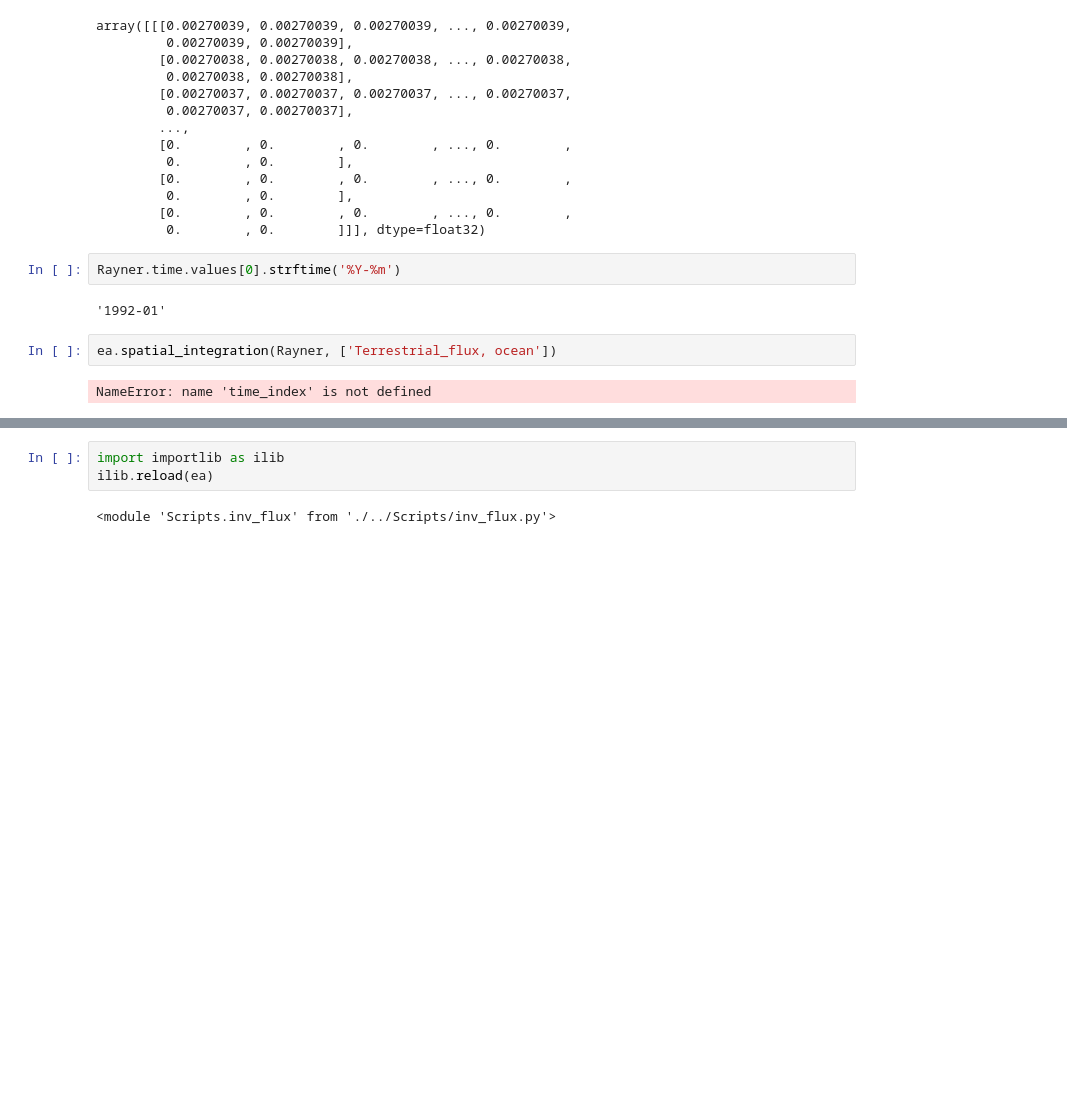
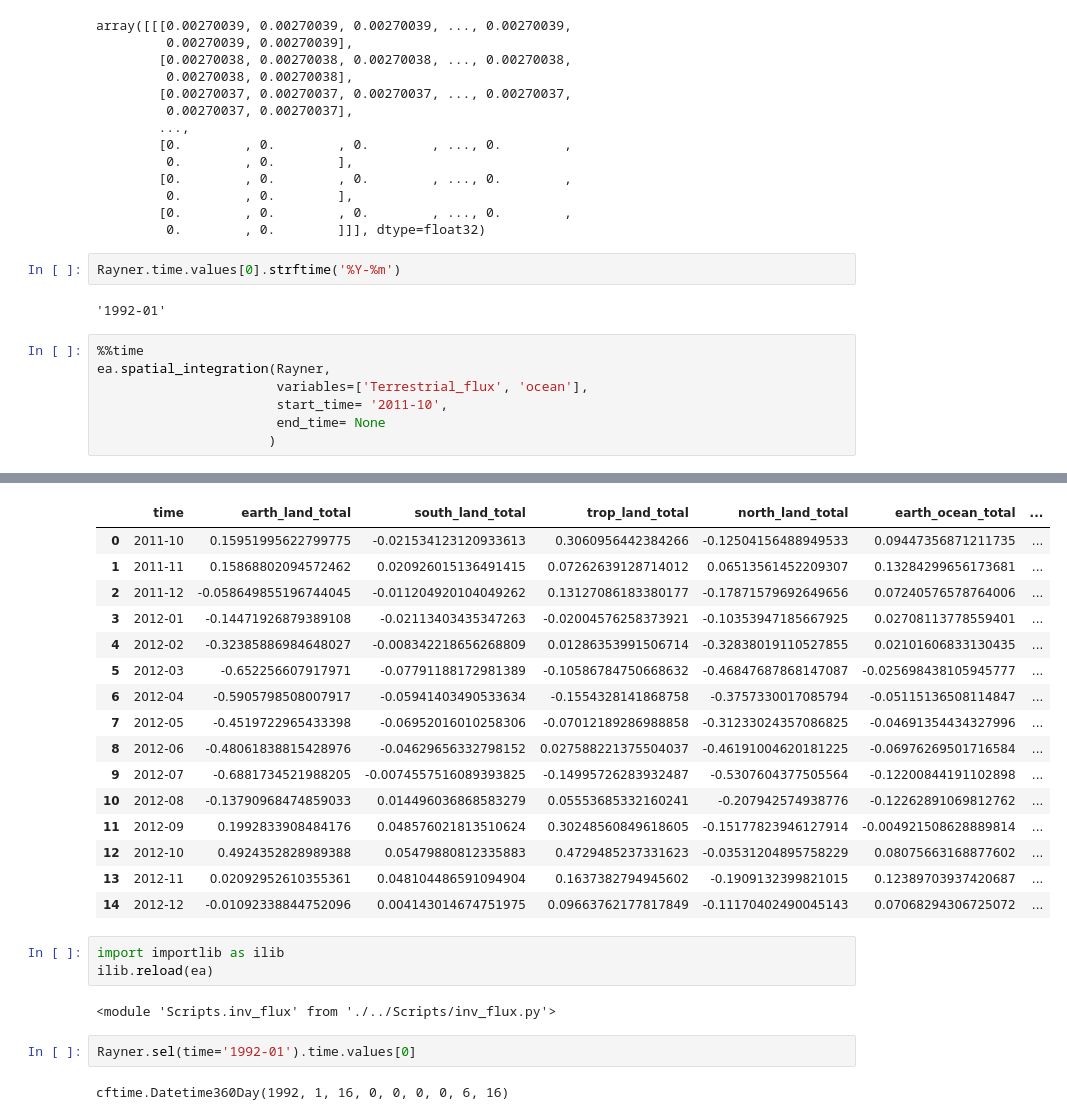
Before and after one commit to rursino/carbon-cycle-feedbacks, a Jupyter notebook: Peylin_flux/Notebooks/Intro.ipynb, the cells around one changed output, grey strips where cells are left out. Saved outputs shown, nothing was run; the diff lists cells and outputs as text; blank space fills up the shorter version.

Commit message:
Finished time arguments, can now input date strings as args

```diff
--- a/Peylin_flux/Notebooks/Intro.ipynb
+++ b/Peylin_flux/Notebooks/Intro.ipynb
@@ -1008,7 +1008,11 @@ array([[[0.00270039, 0.00270039, 0.00270039, ..., 0.00270039,
 Rayner.time.values[0].strftime('%Y-%m')
 # %% [output]
 '1992-01'
-# %%
-ea.spatial_integration(Rayner, ['Terrestrial_flux, ocean'])
-# %% [output]
-NameError: name 'time_index' is not defined
+# %%
+%%time
+ea.spatial_integration(Rayner,
+                       variables=['Terrestrial_flux', 'ocean'],
+                       start_time= '2011-10',
+                       end_time= None
+                      )
+# %% [output]
@@ -1015,5 +1021,25 @@ NameError: name 'time_index' is not defined
+|  | time | earth_land_total | south_land_total | trop_land_total | north_land_total | earth_ocean_total | ... |
+| 0 | 2011-10 | 0.15951995622799775 | -0.021534123120933613 | 0.3060956442384266 | -0.12504156488949533 | 0.09447356871211735 | ... |
+| 1 | 2011-11 | 0.15868802094572462 | 0.020926015136491415 | 0.07262639128714012 | 0.06513561452209307 | 0.13284299656173681 | ... |
+| 2 | 2011-12 | -0.058649855196744045 | -0.011204920104049262 | 0.13127086183380177 | -0.17871579692649656 | 0.07240576578764006 | ... |
+| 3 | 2012-01 | -0.14471926879389108 | -0.02113403435347263 | -0.02004576258373921 | -0.10353947185667925 | 0.02708113778559401 | ... |
+| 4 | 2012-02 | -0.32385886984648027 | -0.008342218656268809 | 0.01286353991506714 | -0.32838019110527855 | 0.02101606833130435 | ... |
+| 5 | 2012-03 | -0.652256607917971 | -0.07791188172981389 | -0.10586784750668632 | -0.46847687868147087 | -0.025698438105945777 | ... |
+| 6 | 2012-04 | -0.5905798508007917 | -0.05941403490533634 | -0.1554328141868758 | -0.3757330017085794 | -0.05115136508114847 | ... |
+| 7 | 2012-05 | -0.4519722965433398 | -0.06952016010258306 | -0.07012189286988858 | -0.31233024357086825 | -0.04691354434327996 | ... |
+| 8 | 2012-06 | -0.48061838815428976 | -0.04629656332798152 | 0.027588221375504037 | -0.46191004620181225 | -0.06976269501716584 | ... |
+| 9 | 2012-07 | -0.6881734521988205 | -0.0074557516089393825 | -0.14995726283932487 | -0.5307604377505564 | -0.12200844191102898 | ... |
+| 10 | 2012-08 | -0.13790968474859033 | 0.014496036868583279 | 0.05553685332160241 | -0.207942574938776 | -0.12262891069812762 | ... |
+| 11 | 2012-09 | 0.1992833908484176 | 0.048576021813510624 | 0.30248560849618605 | -0.15177823946127914 | -0.004921508628889814 | ... |
+| 12 | 2012-10 | 0.4924352828989388 | 0.05479880812335883 | 0.4729485237331623 | -0.03531204895758229 | 0.08075663168877602 | ... |
+| 13 | 2012-11 | 0.02092952610355361 | 0.048104486591094904 | 0.1637382794945602 | -0.1909132399821015 | 0.12389703937420687 | ... |
+| 14 | 2012-12 | -0.01092338844752096 | 0.004143014674751975 | 0.09663762177817849 | -0.11170402490045143 | 0.07068294306725072 | ... |
 # %%
 import importlib as ilib
 ilib.reload(ea)
 # %% [output]
 <module 'Scripts.inv_flux' from './../Scripts/inv_flux.py'>
+# %%
+Rayner.sel(time='1992-01').time.values[0]
+# %% [output]
+cftime.Datetime360Day(1992, 1, 16, 0, 0, 0, 0, 6, 16)
```
Also changed, not shown: parts of 7 cells of this notebook, 1 other file.
